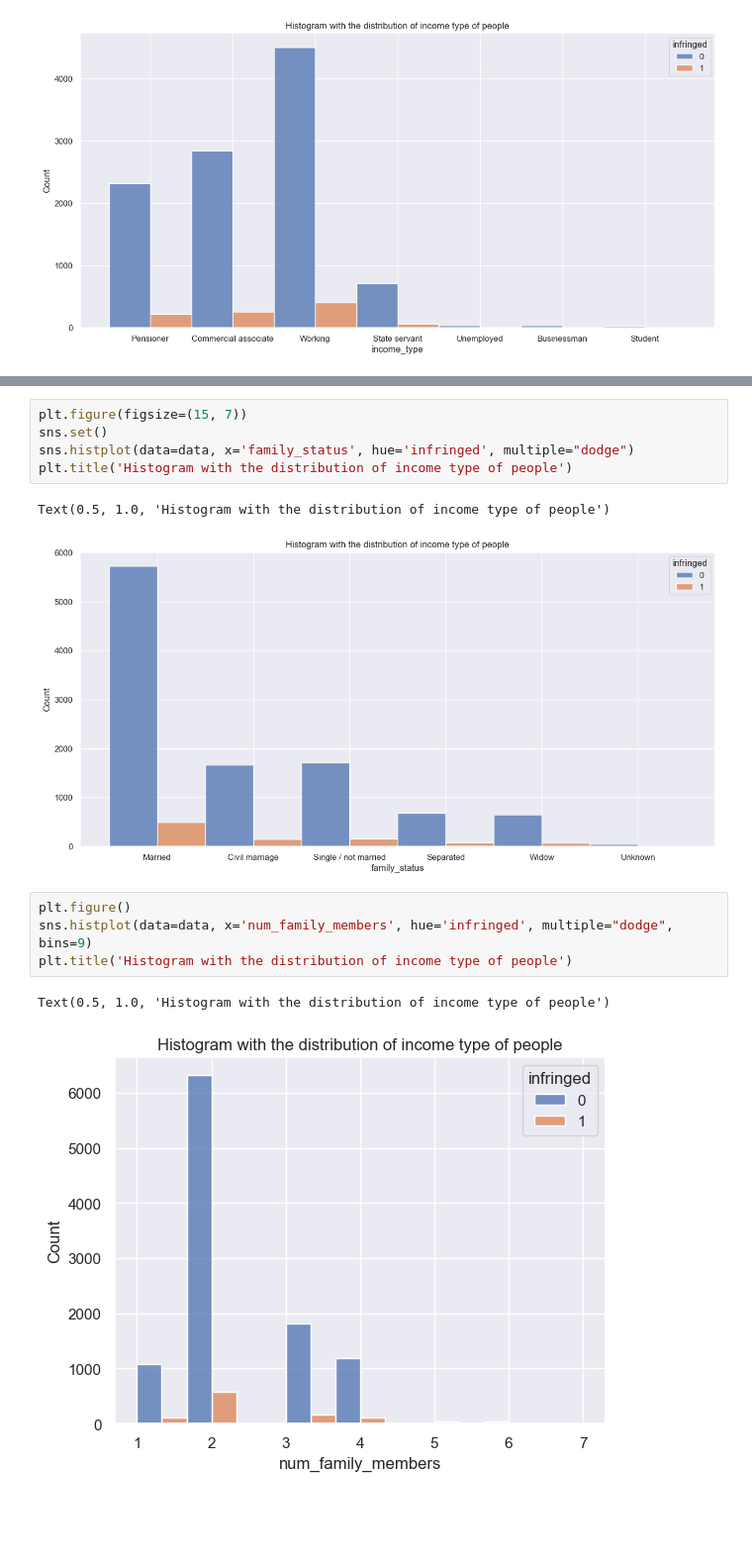
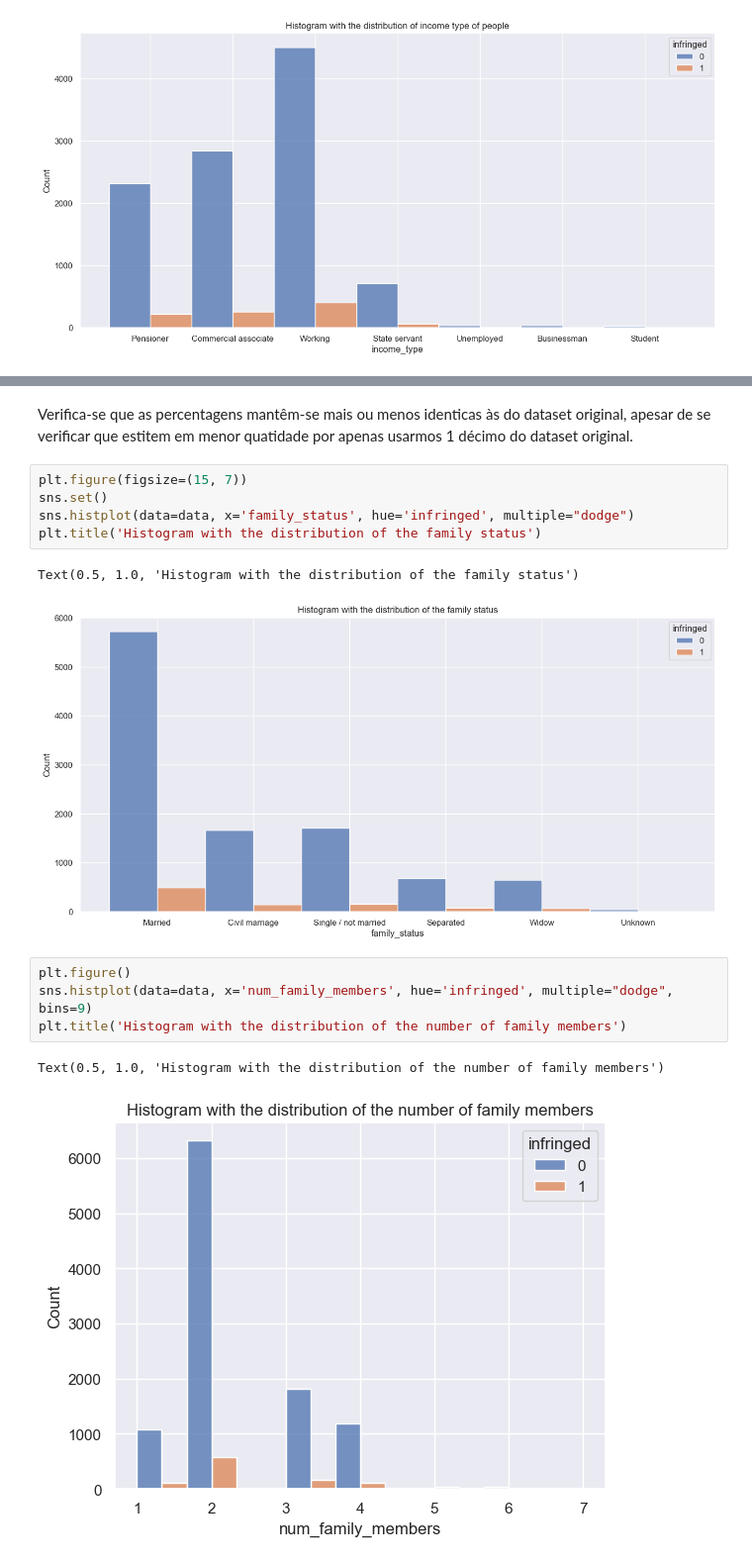
Before and after one commit to PugtgYosuky/SP-Project, a Jupyter notebook: src/controlER/analysis_synthetic_data.ipynb, the cells around one changed output, grey strips where cells are left out. Shown at 99% size. Saved outputs shown, nothing was run; the diff lists cells and outputs as text; blank space fills up the shorter version.

```diff
--- a/src/controlER/analysis_synthetic_data.ipynb
+++ b/src/controlER/analysis_synthetic_data.ipynb
@@ -144,15 +152,17 @@ Text(0.5, 1.0, 'Histogram with the distribution of income type of people')
+# %% [markdown]
+Verifica-se que as percentagens mantêm-se mais ou menos identicas às do dataset original, apesar de se verificar que estitem em menor quatidade por apenas usarmos 1 décimo do dataset original.
 # %%
 plt.figure(figsize=(15, 7))
 sns.set()
 sns.histplot(data=data, x='family_status', hue='infringed', multiple="dodge")
-plt.title('Histogram with the distribution of income type of people')
+plt.title('Histogram with the distribution of the family status')
 # %% [output]
-Text(0.5, 1.0, 'Histogram with the distribution of income type of people')
+Text(0.5, 1.0, 'Histogram with the distribution of the family status')
-[figure, old version]
+[figure, new version]
 # %%
 plt.figure()
 sns.histplot(data=data, x='num_family_members', hue='infringed', multiple="dodge", bins=9)
-plt.title('Histogram with the distribution of income type of people')
+plt.title('Histogram with the distribution of the number of family members')
 # %% [output]
-Text(0.5, 1.0, 'Histogram with the distribution of income type of people')
+Text(0.5, 1.0, 'Histogram with the distribution of the number of family members')
-[figure, old version]
+[figure, new version]
```
Also changed, not shown: parts of 10 cells of this notebook, 2 other files.
